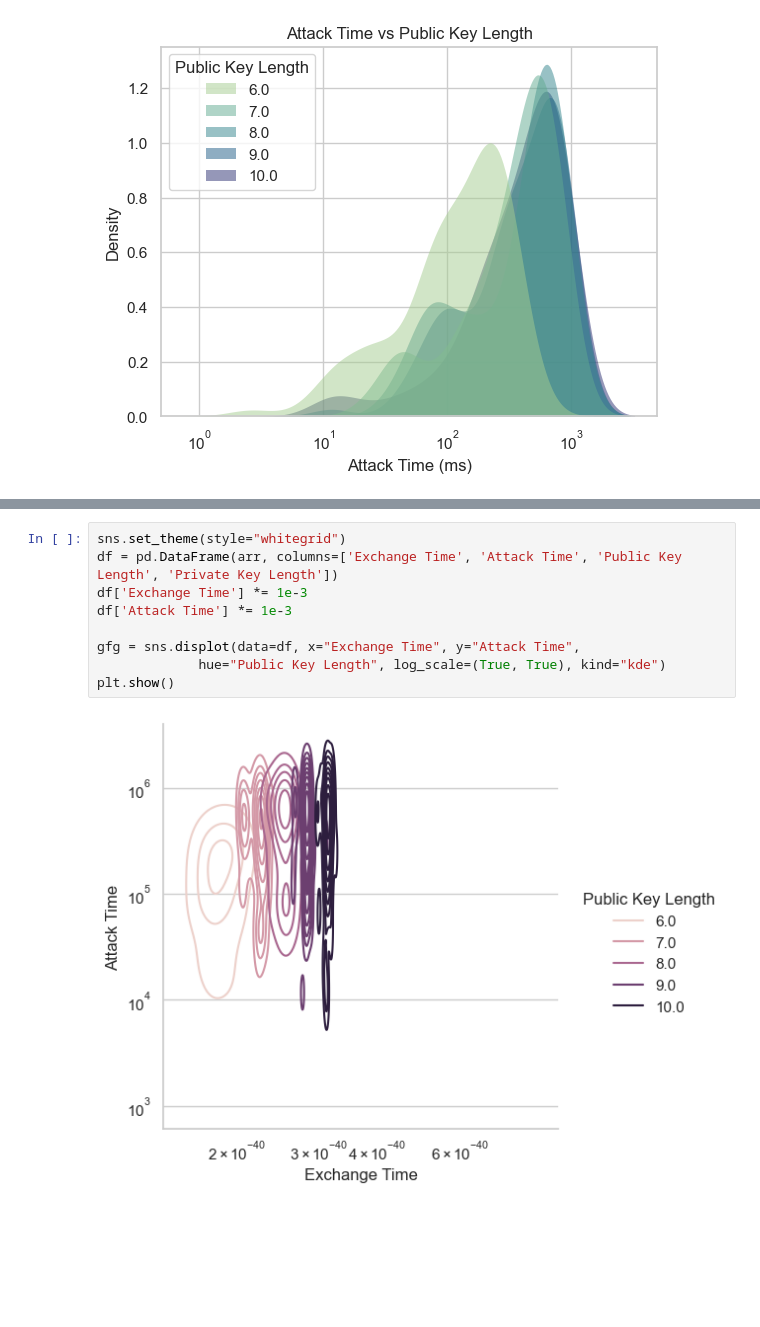
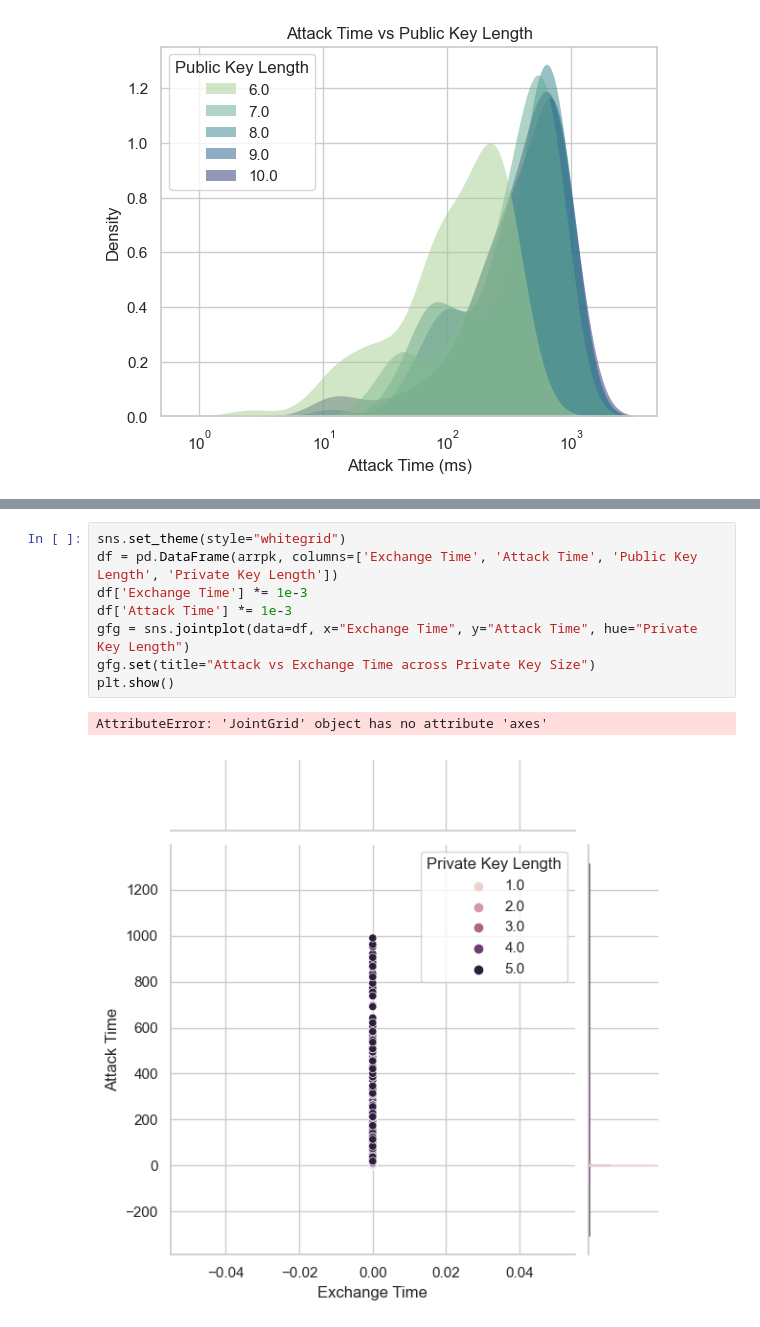
Before and after one commit to reednel/aag, a Jupyter notebook: PermutationGraphs.ipynb, the cells around one changed output, grey strips where cells are left out. Drawn from its saved outputs; the diff is of its cells as text; blank space fills up the shorter version.

Commit message:
More graphs

```diff
--- a/PermutationGraphs.ipynb
+++ b/PermutationGraphs.ipynb
@@ -121,14 +120,14 @@ AttributeError: 'PathCollection' object has no property 'log_scale'
 # %%
 sns.set_theme(style="whitegrid")
-df = pd.DataFrame(arr, columns=['Exchange Time', 'Attack Time', 'Public Key Length', 'Private Key Length'])
+df = pd.DataFrame(arrpk, columns=['Exchange Time', 'Attack Time', 'Public Key Length', 'Private Key Length'])
 df['Exchange Time'] *= 1e-3
 df['Attack Time'] *= 1e-3
-
-gfg = sns.displot(data=df, x="Exchange Time", y="Attack Time",
-             hue="Public Key Length", log_scale=(True, True), kind="kde")
+gfg = sns.jointplot(data=df, x="Exchange Time", y="Attack Time", hue="Private Key Length")
+gfg.set(title="Attack vs Exchange Time across Private Key Size")
 plt.show()
 # %% [output]
+AttributeError: 'JointGrid' object has no attribute 'axes'
-[figure, old version]
+[figure, new version]
 # %%
 for i in range(5):
     tempArr = static_private[np.where(static_private[:, 2] == public_values[i])]
```
Also changed, not shown: parts of 3 cells of this notebook, 1 other file.
